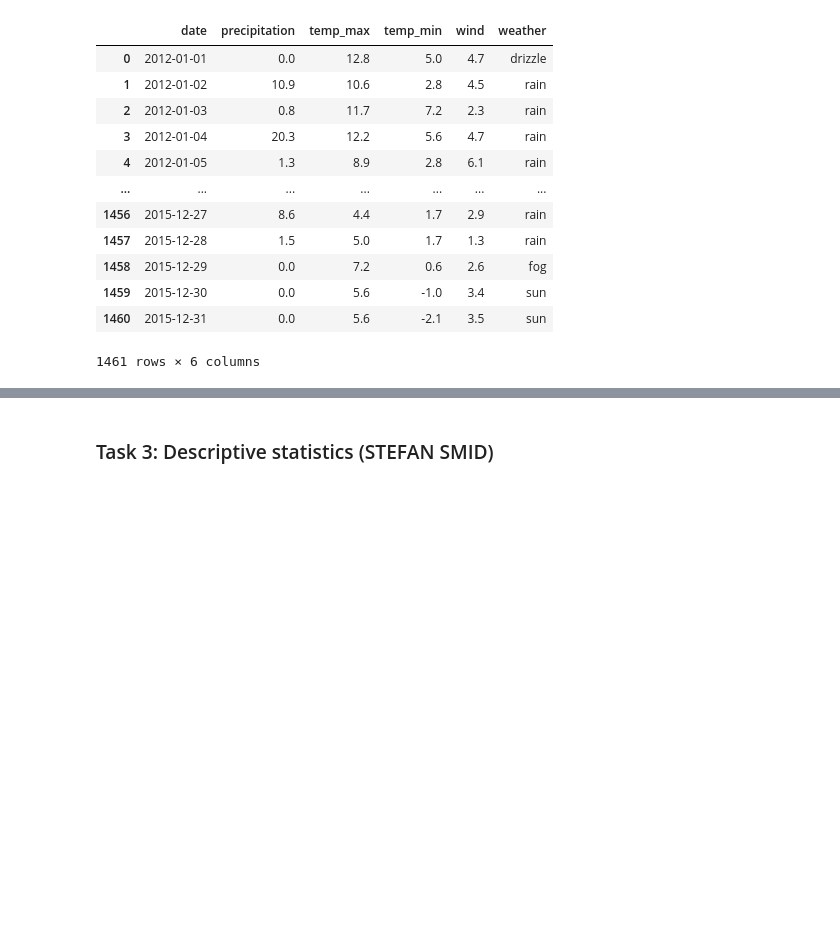
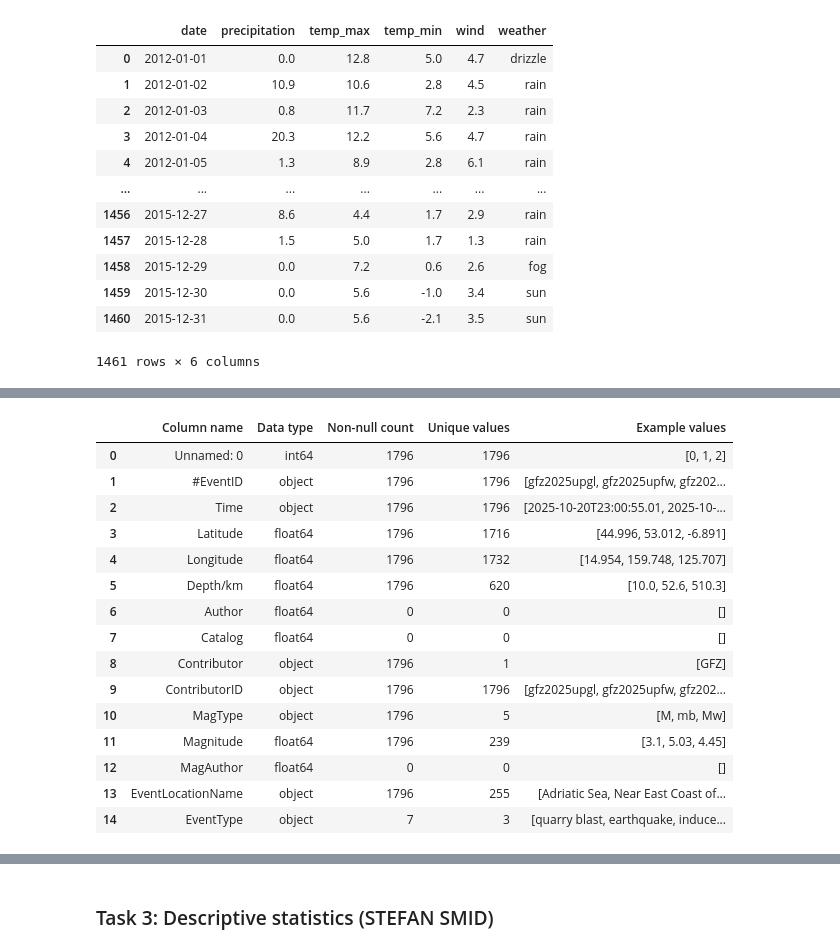
Before and after one commit to jackie0127/ASDA_2025_Group_4_Portfolio, a Jupyter notebook: notebooks/week_02_group_4_notebook.ipynb, the cells around one changed output, grey strips where cells are left out. Drawn from its saved outputs; the diff is of its cells as text; code cells hidden in the pictures; blank space fills up the shorter version.

```diff
--- a/notebooks/week_02_group_4_notebook.ipynb
+++ b/notebooks/week_02_group_4_notebook.ipynb
@@ -68,0 +87,27 @@ weather_df
+# %%
+Structure_eq = pd.DataFrame({
+    'Column name': eq_df.columns,
+    'Data type': eq_df.dtypes.values,
+    'Non-null count': eq_df.notnull().sum().values,
+    'Unique values': [eq_df[col].nunique() for col in eq_df.columns],
+    'Example values': [eq_df[col].dropna().unique()[:3] for col in eq_df.columns]
+})
+# %%
+Structure_eq
+# %% [output]
+|  | Column name | Data type | Non-null count | Unique values | Example values |
+| 0 | Unnamed: 0 | int64 | 1796 | 1796 | [0, 1, 2] |
+| 1 | #EventID | object | 1796 | 1796 | [gfz2025upgl, gfz2025upfw, gfz202... |
+| 2 | Time | object | 1796 | 1796 | [2025-10-20T23:00:55.01, 2025-10-... |
+| 3 | Latitude | float64 | 1796 | 1716 | [44.996, 53.012, -6.891] |
+| 4 | Longitude | float64 | 1796 | 1732 | [14.954, 159.748, 125.707] |
+| 5 | Depth/km | float64 | 1796 | 620 | [10.0, 52.6, 510.3] |
+| 6 | Author | float64 | 0 | 0 | [] |
+| 7 | Catalog | float64 | 0 | 0 | [] |
+| 8 | Contributor | object | 1796 | 1 | [GFZ] |
+| 9 | ContributorID | object | 1796 | 1796 | [gfz2025upgl, gfz2025upfw, gfz202... |
+| 10 | MagType | object | 1796 | 5 | [M, mb, Mw] |
+| 11 | Magnitude | float64 | 1796 | 239 | [3.1, 5.03, 4.45] |
+| 12 | MagAuthor | float64 | 0 | 0 | [] |
+| 13 | EventLocationName | object | 1796 | 255 | [Adriatic Sea, Near East Coast of... |
+| 14 | EventType | object | 7 | 3 | [quarry blast, earthquake, induce... |
```
Also changed, not shown: parts of 7 cells of this notebook, 1 other file.
